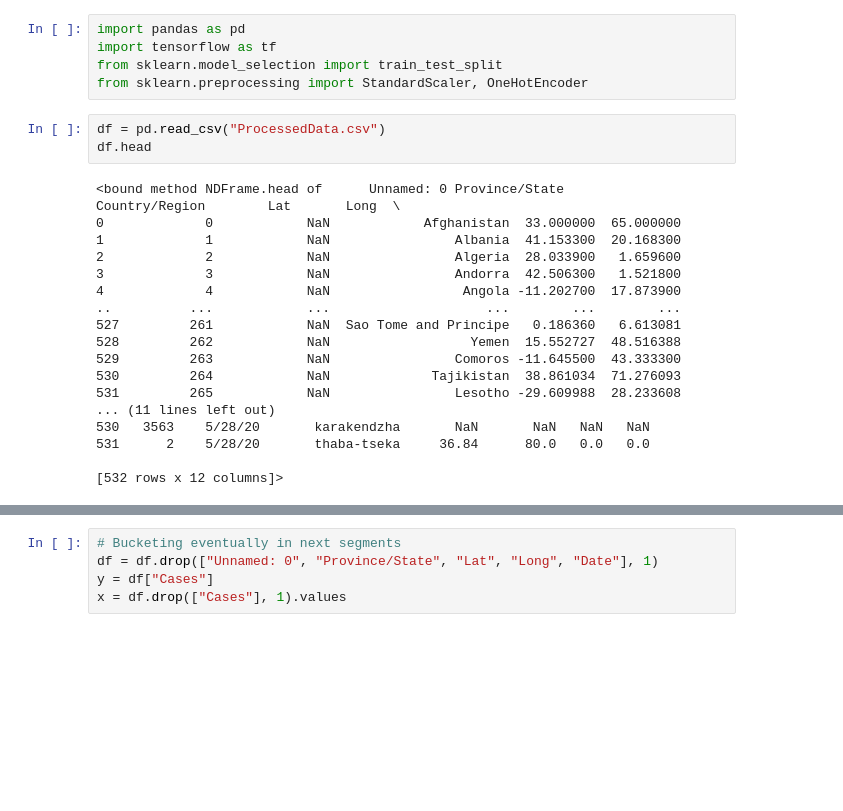
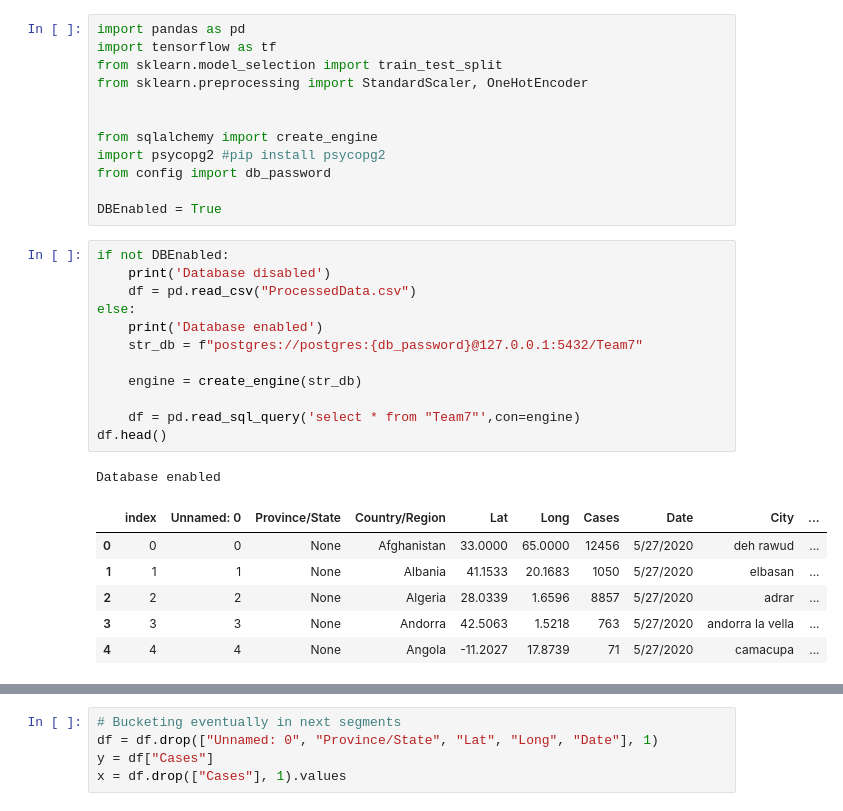
Before and after one commit to D-u-s-t-i-n/Team7, a Jupyter notebook: Step3MachineLearning.ipynb, the cells around one changed output, grey strips where cells are left out. Saved outputs shown, nothing was run; the diff lists cells and outputs as text; blank space fills up the shorter version.

```diff
--- a/Step3MachineLearning.ipynb
+++ b/Step3MachineLearning.ipynb
@@ -3,27 +3,33 @@ import pandas as pd
 import tensorflow as tf
 from sklearn.model_selection import train_test_split
 from sklearn.preprocessing import StandardScaler, OneHotEncoder
+
+
+from sqlalchemy import create_engine
+import psycopg2 #pip install psycopg2
+from config import db_password
+
+DBEnabled = True
-# %%
-df = pd.read_csv("ProcessedData.csv")
-df.head
-# %% [output]
-<bound method NDFrame.head of      Unnamed: 0 Province/State         Country/Region        Lat       Long  \
-0             0            NaN            Afghanistan  33.000000  65.000000
-1             1            NaN                Albania  41.153300  20.168300
-2             2            NaN                Algeria  28.033900   1.659600
-3             3            NaN                Andorra  42.506300   1.521800
-4             4            NaN                 Angola -11.202700  17.873900
-..          ...            ...                    ...        ...        ...
-527         261            NaN  Sao Tome and Principe   0.186360   6.613081
-528         262            NaN                  Yemen  15.552727  48.516388
-529         263            NaN                Comoros -11.645500  43.333300
-530         264            NaN             Tajikistan  38.861034  71.276093
-531         265            NaN                Lesotho -29.609988  28.233608
-... (11 lines left out)
-530   3563    5/28/20       karakendzha       NaN       NaN   NaN   NaN
-531      2    5/28/20       thaba-tseka     36.84      80.0   0.0   0.0
-
-[532 rows x 12 columns]>
+# %%
+if not DBEnabled:
+    print('Database disabled')
+    df = pd.read_csv("ProcessedData.csv")
+else:
+    print('Database enabled')
+    str_db = f"postgres://postgres:{db_password}@127.0.0.1:5432/Team7"
+
+    engine = create_engine(str_db)
+
+    df = pd.read_sql_query('select * from "Team7"',con=engine)
+df.head()
+# %% [output]
+Database enabled
+|  | index | Unnamed: 0 | Province/State | Country/Region | Lat | Long | Cases | Date | City | ... |
+| 0 | 0 | 0 | None | Afghanistan | 33.0000 | 65.0000 | 12456 | 5/27/2020 | deh rawud | ... |
+| 1 | 1 | 1 | None | Albania | 41.1533 | 20.1683 | 1050 | 5/27/2020 | elbasan | ... |
+| 2 | 2 | 2 | None | Algeria | 28.0339 | 1.6596 | 8857 | 5/27/2020 | adrar | ... |
+| 3 | 3 | 3 | None | Andorra | 42.5063 | 1.5218 | 763 | 5/27/2020 | andorra la vella | ... |
+| 4 | 4 | 4 | None | Angola | -11.2027 | 17.8739 | 71 | 5/27/2020 | camacupa | ... |
 # %%
 df = df.dropna()
 df
```
Also changed, not shown: parts of 5 cells of this notebook, 2 other files.
